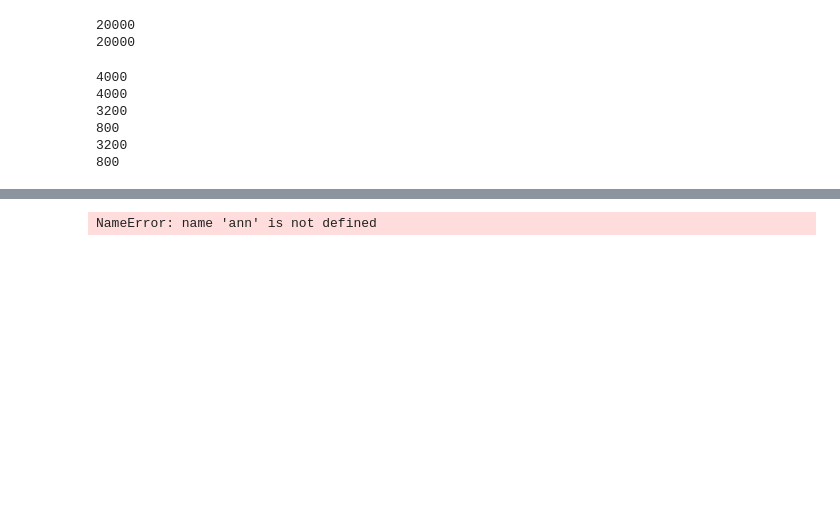
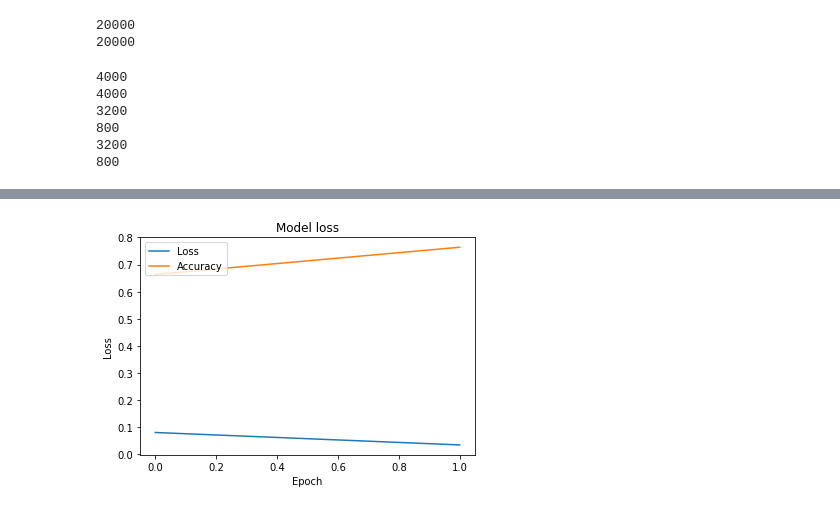
Before and after one commit to AbbyKatt/mycode, a Jupyter notebook: AI_Adjustments_Proto/AiTrainer.ipynb, the cells around one changed output, grey strips where cells are left out. Drawn from its saved outputs; the diff is of its cells as text; code cells hidden in the pictures; blank space fills up the shorter version.

```diff
--- a/AI_Adjustments_Proto/AiTrainer.ipynb
+++ b/AI_Adjustments_Proto/AiTrainer.ipynb
@@ -201,15 +203,15 @@ Best score: 0.762063 using {'dropout': 0.5, 'epochs': 10, 'layers': 1, 'neurons'
 # %%
 #Plot the loss and accuracy
 import matplotlib.pyplot as plt
 
-plt.plot(ann.history.history['loss'])
-plt.plot(ann.history.history['accuracy'])
+plt.plot(model.history.history['loss'])
+plt.plot(model.history.history['accuracy'])
 plt.title('Model loss')
 plt.ylabel('Loss')
 plt.xlabel('Epoch')
 plt.legend(['Loss', 'Accuracy'], loc='upper left')
 plt.show()
 # %% [output]
-NameError: name 'ann' is not defined
+[figure, added]
 # %%
 #Validate the model against the test set
```
Also changed, not shown: parts of 8 cells of this notebook, 2 other files.
